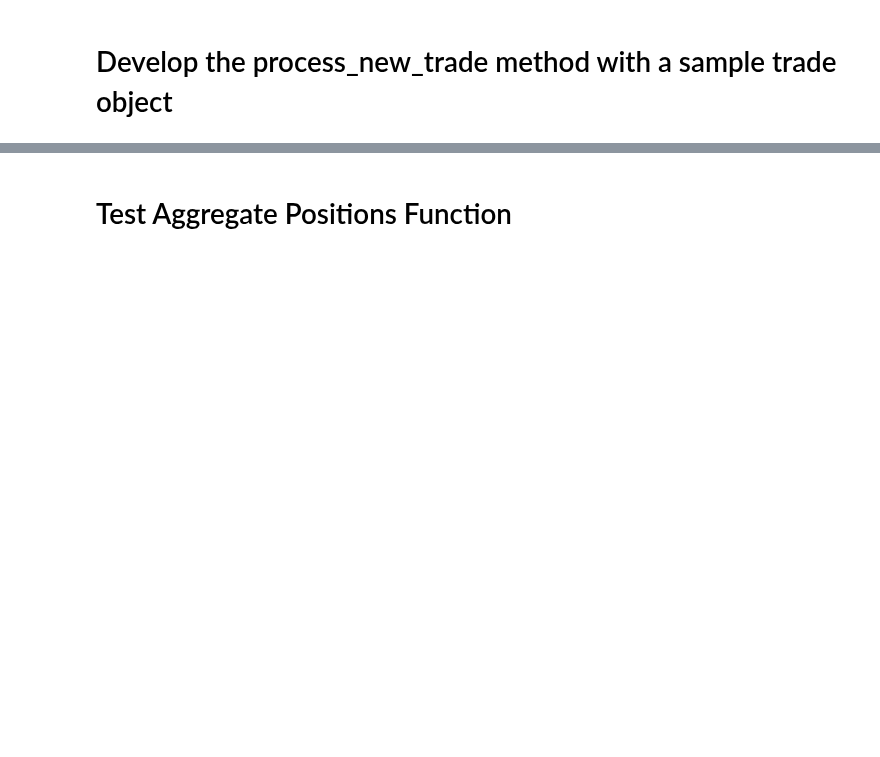
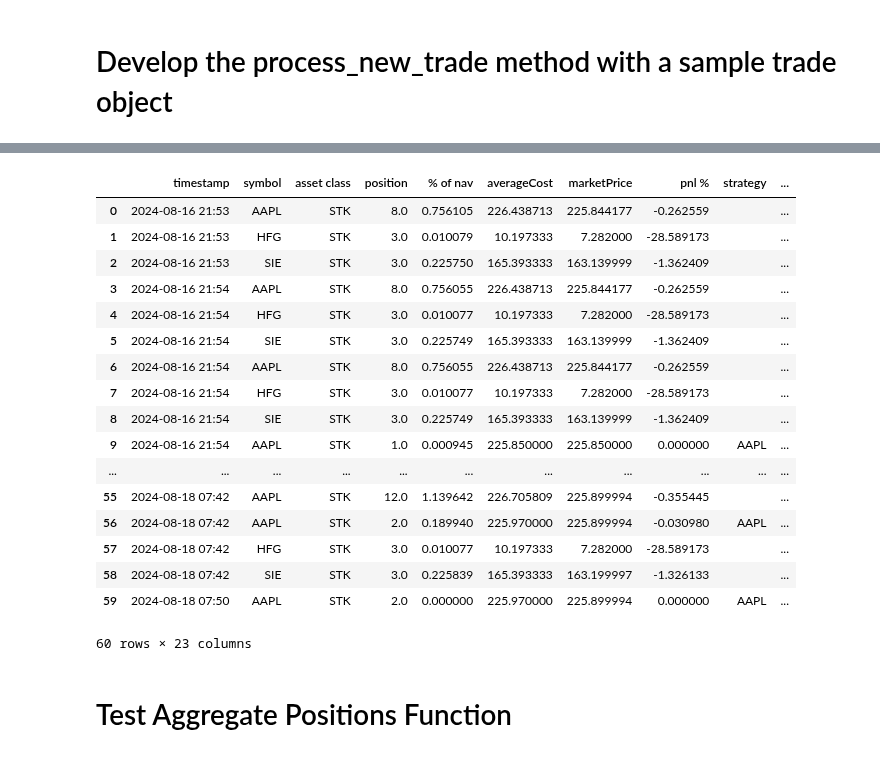
Before and after one commit to lowQuant/IB-Multi-Strategy-ATS, a Jupyter notebook: data_and_research/record_trade.ipynb, the cells around one changed output, grey strips where cells are left out. Saved outputs shown, nothing was run; the diff lists cells and outputs as text; code cells hidden in the pictures; blank space fills up the shorter version.

```diff
--- a/data_and_research/record_trade.ipynb
+++ b/data_and_research/record_trade.ipynb
@@ -799,2 +630,2 @@ ValueError: invalid lineno
 # %%
-self.portfolio_library.read(self.account_id).data
+df_ac = self.portfolio_library.read(self.account_id).data
@@ -811,0 +806,5 @@ strategy_symbol = trade.order.orderRef
+# %%
+'''Function that processes an ib_insync trade object and stores it in the ArcticDB'''
+# Create a Dataframe compatible with our ArcticDB data structure
+trade_df = create_trade_entry(self,strategy_symbol,trade)
+trade_df
@@ -862,3 +923,24 @@ else:
+# %%
+df
+# %% [output]
+|  | timestamp | symbol | asset class | position | % of nav | averageCost | marketPrice | pnl % | strategy | ... |
+| 0 | 2024-08-16 21:53 | AAPL | STK | 8.0 | 0.756105 | 226.438713 | 225.844177 | -0.262559 |  | ... |
+| 1 | 2024-08-16 21:53 | HFG | STK | 3.0 | 0.010079 | 10.197333 | 7.282000 | -28.589173 |  | ... |
+| 2 | 2024-08-16 21:53 | SIE | STK | 3.0 | 0.225750 | 165.393333 | 163.139999 | -1.362409 |  | ... |
+| 3 | 2024-08-16 21:54 | AAPL | STK | 8.0 | 0.756055 | 226.438713 | 225.844177 | -0.262559 |  | ... |
+| 4 | 2024-08-16 21:54 | HFG | STK | 3.0 | 0.010077 | 10.197333 | 7.282000 | -28.589173 |  | ... |
+| 5 | 2024-08-16 21:54 | SIE | STK | 3.0 | 0.225749 | 165.393333 | 163.139999 | -1.362409 |  | ... |
+| 6 | 2024-08-16 21:54 | AAPL | STK | 8.0 | 0.756055 | 226.438713 | 225.844177 | -0.262559 |  | ... |
+| 7 | 2024-08-16 21:54 | HFG | STK | 3.0 | 0.010077 | 10.197333 | 7.282000 | -28.589173 |  | ... |
+| 8 | 2024-08-16 21:54 | SIE | STK | 3.0 | 0.225749 | 165.393333 | 163.139999 | -1.362409 |  | ... |
+| 9 | 2024-08-16 21:54 | AAPL | STK | 1.0 | 0.000945 | 225.850000 | 225.850000 | 0.000000 | AAPL | ... |
+| ... | ... | ... | ... | ... | ... | ... | ... | ... | ... | ... |
+| 55 | 2024-08-18 07:42 | AAPL | STK | 12.0 | 1.139642 | 226.705809 | 225.899994 | -0.355445 |  | ... |
+| 56 | 2024-08-18 07:42 | AAPL | STK | 2.0 | 0.189940 | 225.970000 | 225.899994 | -0.030980 | AAPL | ... |
+| 57 | 2024-08-18 07:42 | HFG | STK | 3.0 | 0.010077 | 10.197333 | 7.282000 | -28.589173 |  | ... |
+| 58 | 2024-08-18 07:42 | SIE | STK | 3.0 | 0.225839 | 165.393333 | 163.199997 | -1.326133 |  | ... |
+| 59 | 2024-08-18 07:50 | AAPL | STK | 2.0 | 0.000000 | 225.970000 | 225.899994 | 0.000000 | AAPL | ... |
+60 rows × 23 columns
 # %%
 df = self.match_ib_positions_with_arcticdb()
 df
```
Also changed, not shown: parts of 21 cells of this notebook, 1 other file.
